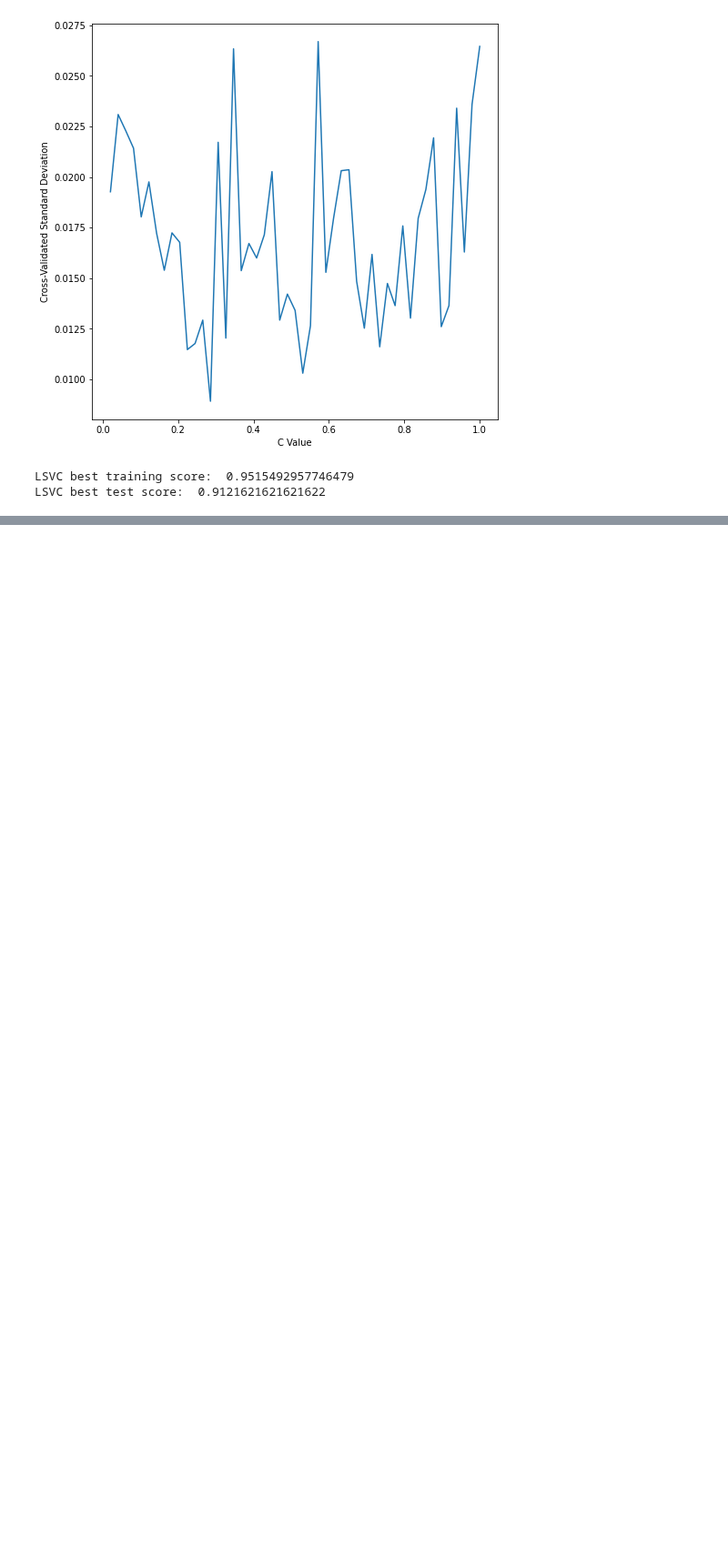
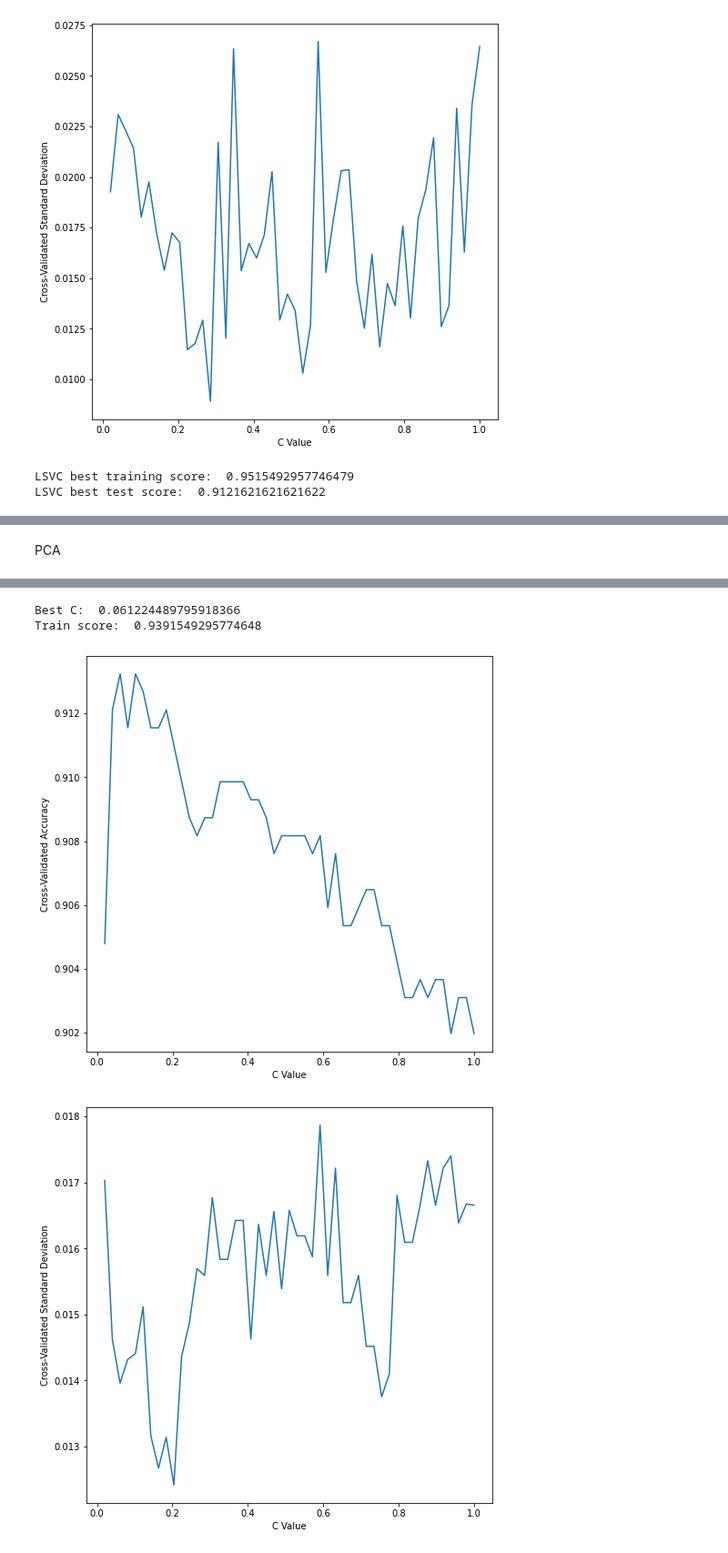
Before and after one commit to jasonmrimer/cse590-machine-learning, a Jupyter notebook: final-project/classifiers/linear svc.ipynb, the cells around one changed output, grey strips where cells are left out. Shown at 91% size. Cells and saved outputs as stored; diff of their text form; code cells hidden in the pictures; blank space fills up the shorter version.

```diff
--- a/final-project/classifiers/linear svc.ipynb
+++ b/final-project/classifiers/linear svc.ipynb
@@ -101,0 +221,5 @@ LSVC best test score:  0.9121621621621622
+# %% [markdown]
+PCA
+# %%
+lsvc_explore_and_graph(np.linspace(0, 1, 50), X_train_pca)
+# %% [output]
@@ -101,0 +243,4 @@ LSVC best test score:  0.9121621621621622
+Best C:  0.061224489795918366
+Train score:  0.9391549295774648
+[figure, added]
+[figure, added]
```
Also changed, not shown: parts of 16 cells of this notebook.
